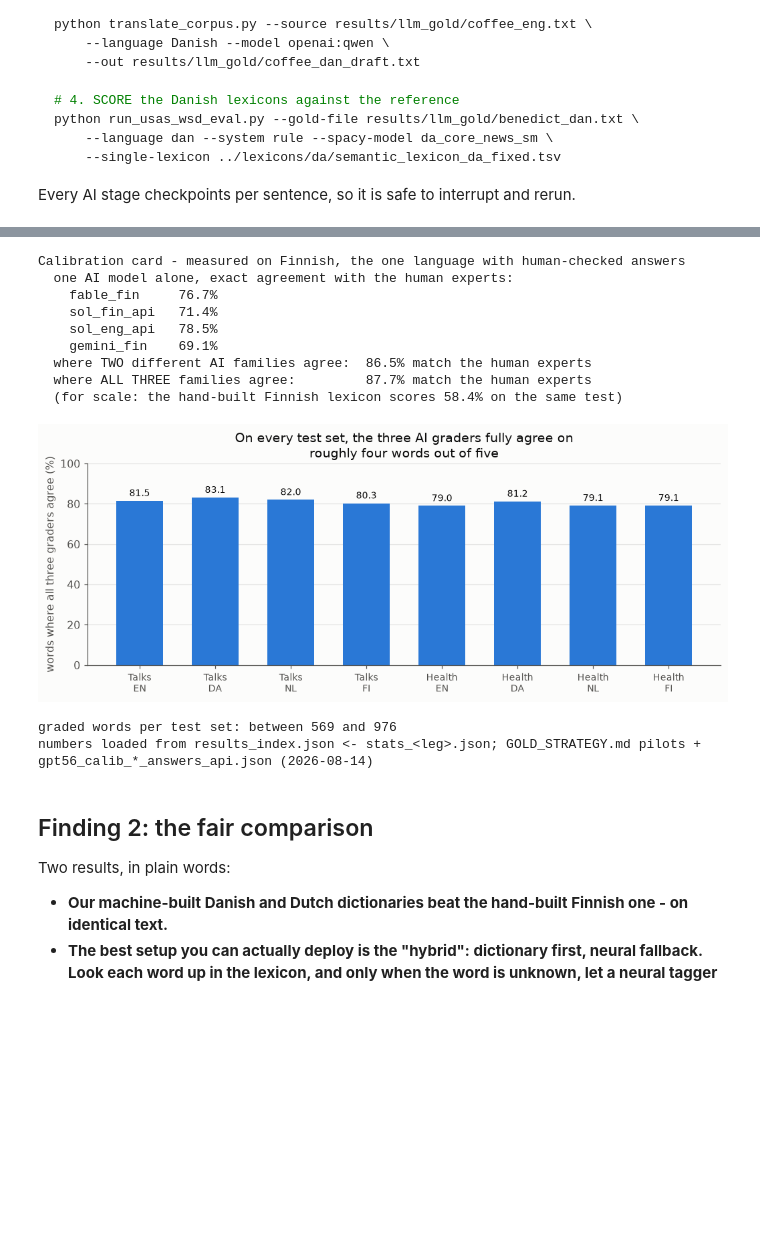
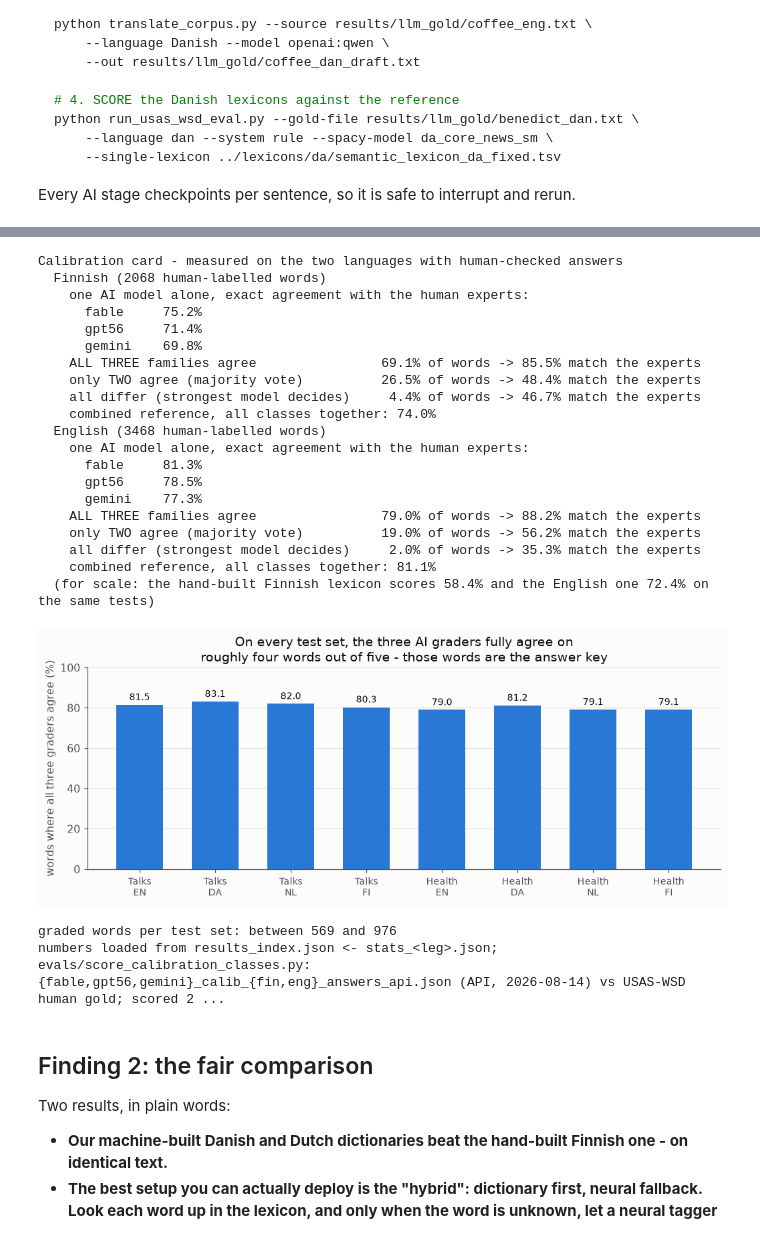
Before and after one commit to putssander/4dpicture-danish, a Jupyter notebook: pymusas/build_a_language.ipynb, the cells around one changed output, grey strips where cells are left out. Saved outputs shown, nothing was run; the diff lists cells and outputs as text; code cells hidden in the pictures; blank space fills up the shorter version.

```diff
--- a/pymusas/build_a_language.ipynb
+++ b/pymusas/build_a_language.ipynb
@@ -264,55 +271,69 @@ how often the committee is unanimous on each test set.)*
 # %%
 cal = INDEX['calibration']
 comm = INDEX['committee_stats']
 
-singles = cal['single_annotator_exact_vs_gold']
-duo = cal['committee_unanimous_precision']['two_model']
-trio = cal['committee_unanimous_precision']['three_model']
-ref_fin = cal['handbuilt_lexicon_reference']['fin']
-
-print('Calibration card - measured on Finnish, the one language with human-checked answers')
-print('  one AI model alone, exact agreement with the human experts:')
-for name, v in singles.items():
-    print('    ' + name.ljust(14) + str(v) + '%')
-print('  where TWO different AI families agree:  ' + str(duo) + '% match the human experts')
-print('  where ALL THREE families agree:         ' + str(trio) + '% match the human experts')
-print('  (for scale: the hand-built Finnish lexicon scores ' + str(ref_fin) + '% on the same test)')
+print('Calibration card - measured on the two languages with human-checked answers')
+for lang, name in (('fin', 'Finnish'), ('eng', 'English')):
+    c = cal[lang]
+    print(f"  {name} ({c['tokens']} human-labelled words)")
+    print('    one AI model alone, exact agreement with the human experts:')
+    for model, v in c['single_annotator_exact_vs_gold'].items():
+        print('      ' + model.ljust(10) + str(v) + '%')
+    for key, label in (('unanimous', 'ALL THREE families agree'),
+                       ('majority', 'only TWO agree (majority vote)'),
+                       ('single_vote', 'all differ (strongest model decides)')):
+        k = c['classes'][key]
+        print(f"    {label.ljust(38)} {k['share_pct']:5.1f}% of words -> {k['precision_exact']}% match the experts")
+    print(f"    combined reference, all classes together: {c['combined_reference_exact']}%")
+ref = cal['handbuilt_lexicon_reference']
+print(f"  (for scale: the hand-built Finnish lexicon scores {ref['fin']}% and the English one {ref['eng']}% on the same tests)")
 print()
 
 legs = [('convo_eng', 'Talks\nEN'), ('convo_dan', 'Talks\nDA'),
         ('convo_nld', 'Talks\nNL'), ('convo_fin', 'Talks\nFI'),
         ('health_eng', 'Health\nEN'), ('health_dan', 'Health\nDA'),
         ('health_nld', 'Health\nNL'), ('health_fin', 'Health\nFI')]
 vals = [comm[k]['unanimous_pct'] for k, _ in legs]
 fig, ax = plt.subplots(figsize=(9.5, 3.9))
 bars = ax.bar(range(len(legs)), vals, color=BLUE, width=0.62)
 label_bars(ax, bars)
 ax.set_xticks(range(len(legs)))
 ax.set_xticklabels([lbl for _, lbl in legs], fontsize=9)
 ax.set_ylim(0, 100)
 ax.set_ylabel('words where all three graders agree (%)')
 ax.set_title('On every test set, the three AI graders fully agree on\n'
-             'roughly four words out of five')
+             'roughly four words out of five - those words are the answer key')
 ax.grid(axis='y', color=MUTED, alpha=0.15)
 ax.set_axisbelow(True)
 plt.tight_layout()
 plt.show()
 toks = [comm[k]['tokens'] for k, _ in legs]
 print('graded words per test set: between', min(toks), 'and', max(toks))
 show_source(comm['source_file'], cal['source'])
 # %% [output]
-Calibration card - measured on Finnish, the one language with human-checked answers
-  one AI model alone, exact agreement with the human experts:
-    fable_fin     76.7%
-    sol_fin_api   71.4%
-    sol_eng_api   78.5%
-    gemini_fin    69.1%
-  where TWO different AI families agree:  86.5% match the human experts
-  where ALL THREE families agree:         87.7% match the human experts
-  (for scale: the hand-built Finnish lexicon scores 58.4% on the same test)
+Calibration card - measured on the two languages with human-checked answers
+  Finnish (2068 human-labelled words)
+    one AI model alone, exact agreement with the human experts:
+      fable     75.2%
+      gpt56     71.4%
+      gemini    69.8%
+    ALL THREE families agree                69.1% of words -> 85.5% match the experts
+    only TWO agree (majority vote)          26.5% of words -> 48.4% match the experts
+    all differ (strongest model decides)     4.4% of words -> 46.7% match the experts
+    combined reference, all classes together: 74.0%
+  English (3468 human-labelled words)
+    one AI model alone, exact agreement with the human experts:
+      fable     81.3%
+      gpt56     78.5%
+      gemini    77.3%
+    ALL THREE families agree                79.0% of words -> 88.2% match the experts
+    only TWO agree (majority vote)          19.0% of words -> 56.2% match the experts
+    all differ (strongest model decides)     2.0% of words -> 35.3% match the experts
+    combined reference, all classes together: 81.1%
+  (for scale: the hand-built Finnish lexicon scores 58.4% and the English one 72.4% on the same tests)
-[figure, old version]
+[figure, new version]
 graded words per test set: between 569 and 976
-numbers loaded from results_index.json <- stats_<leg>.json; GOLD_STRATEGY.md pilots + gpt56_calib_*_answers_api.json (2026-08-14)
+numbers loaded from results_index.json <- stats_<leg>.json; evals/score_calibration_classes.py: {fable,gpt56,gemini}_calib_{fin,eng}_answers_api.json (API, 2026-08-14) vs USAS-WSD human gold; scored 2 ...
 # %% [markdown]
 ## Finding 2: the fair comparison
 
```
Also changed, not shown: parts of 5 cells of this notebook, 16 other files.
